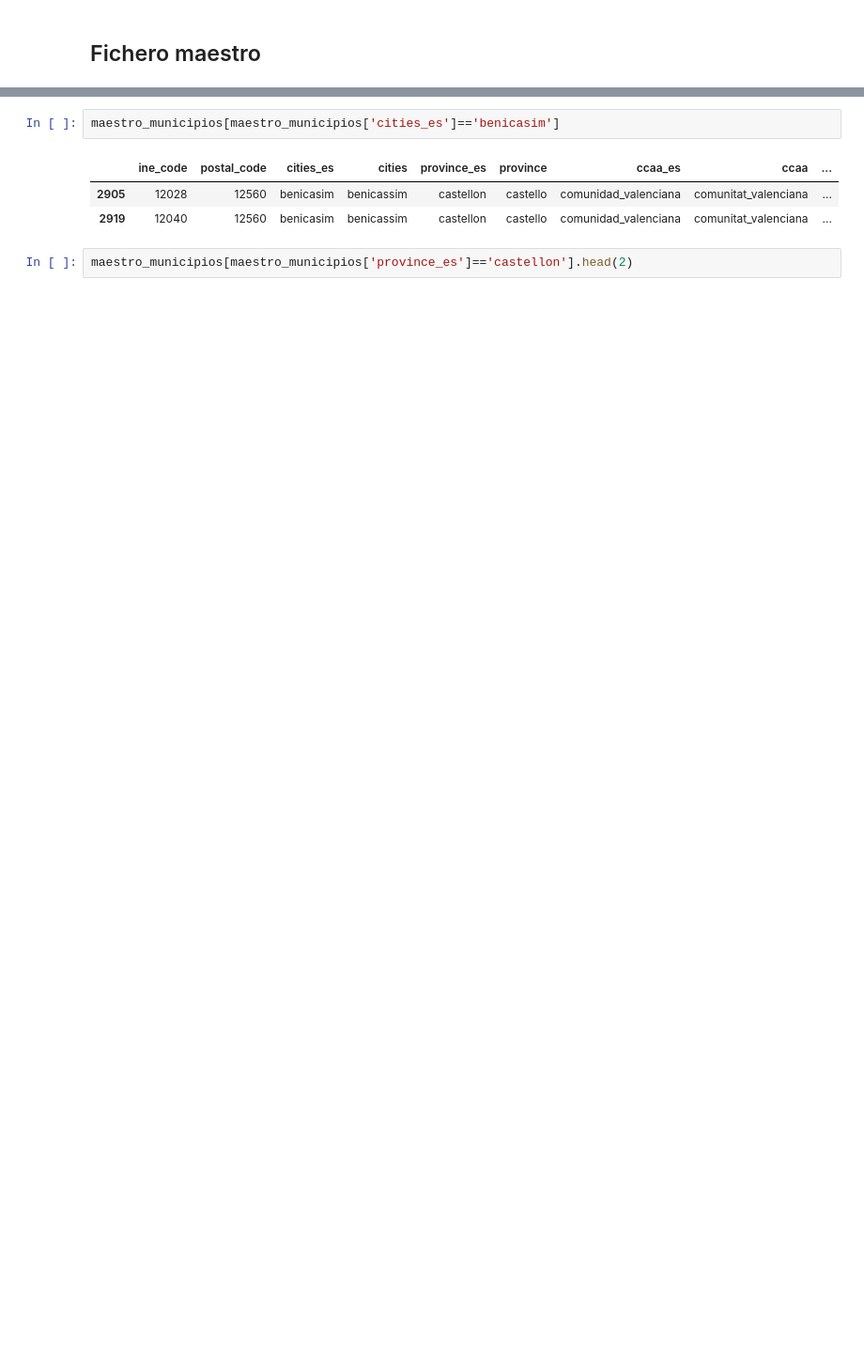
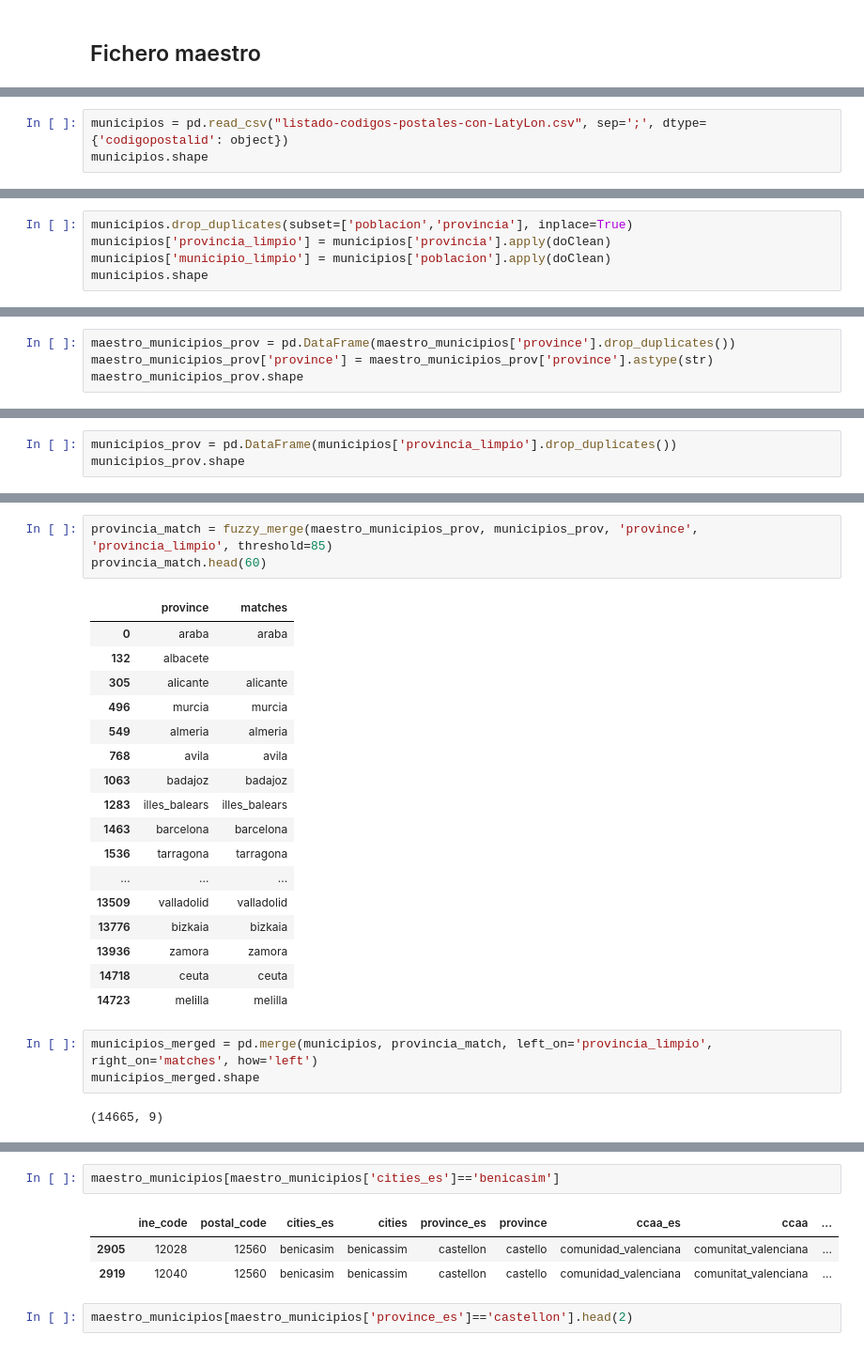
Before and after one commit to patcalsi/Exodus_urbano, a Jupyter notebook: data/patri/union_ficheros.ipynb, the cells around one changed output, grey strips where cells are left out. Shown: that part at 94% size. Saved outputs shown, nothing was run; the diff lists cells and outputs as text; blank space fills up the shorter version.

```diff
--- a/data/patri/union_ficheros.ipynb
+++ b/data/patri/union_ficheros.ipynb
@@ -80,0 +112,3 @@ maestro_municipios.shape
+# %%
+municipios = pd.read_csv("listado-codigos-postales-con-LatyLon.csv", sep=';', dtype={'codigopostalid': object})
+municipios.shape
@@ -80,0 +125,5 @@ maestro_municipios.shape
+# %%
+municipios.drop_duplicates(subset=['poblacion','provincia'], inplace=True)
+municipios['provincia_limpio'] = municipios['provincia'].apply(doClean)
+municipios['municipio_limpio'] = municipios['poblacion'].apply(doClean)
+municipios.shape
@@ -80,0 +134,4 @@ maestro_municipios.shape
+# %%
+maestro_municipios_prov = pd.DataFrame(maestro_municipios['province'].drop_duplicates())
+maestro_municipios_prov['province'] = maestro_municipios_prov['province'].astype(str)
+maestro_municipios_prov.shape
@@ -80,0 +140,3 @@ maestro_municipios.shape
+# %%
+municipios_prov = pd.DataFrame(municipios['provincia_limpio'].drop_duplicates())
+municipios_prov.shape
@@ -80,0 +238,26 @@ maestro_municipios.shape
+# %%
+provincia_match = fuzzy_merge(maestro_municipios_prov, municipios_prov, 'province', 'provincia_limpio', threshold=85)
+provincia_match.head(60)
+# %% [output]
+|  | province | matches |
+| 0 | araba | araba |
+| 132 | albacete |  |
+| 305 | alicante | alicante |
+| 496 | murcia | murcia |
+| 549 | almeria | almeria |
+| 768 | avila | avila |
+| 1063 | badajoz | badajoz |
+| 1283 | illes_balears | illes_balears |
+| 1463 | barcelona | barcelona |
+| 1536 | tarragona | tarragona |
+| ... | ... | ... |
+| 13509 | valladolid | valladolid |
+| 13776 | bizkaia | bizkaia |
+| 13936 | zamora | zamora |
+| 14718 | ceuta | ceuta |
+| 14723 | melilla | melilla |
+# %%
+municipios_merged = pd.merge(municipios, provincia_match, left_on='provincia_limpio', right_on='matches', how='left')
+municipios_merged.shape
+# %% [output]
+(14665, 9)
```
Also changed, not shown: parts of 27 cells of this notebook, 3 other files.
